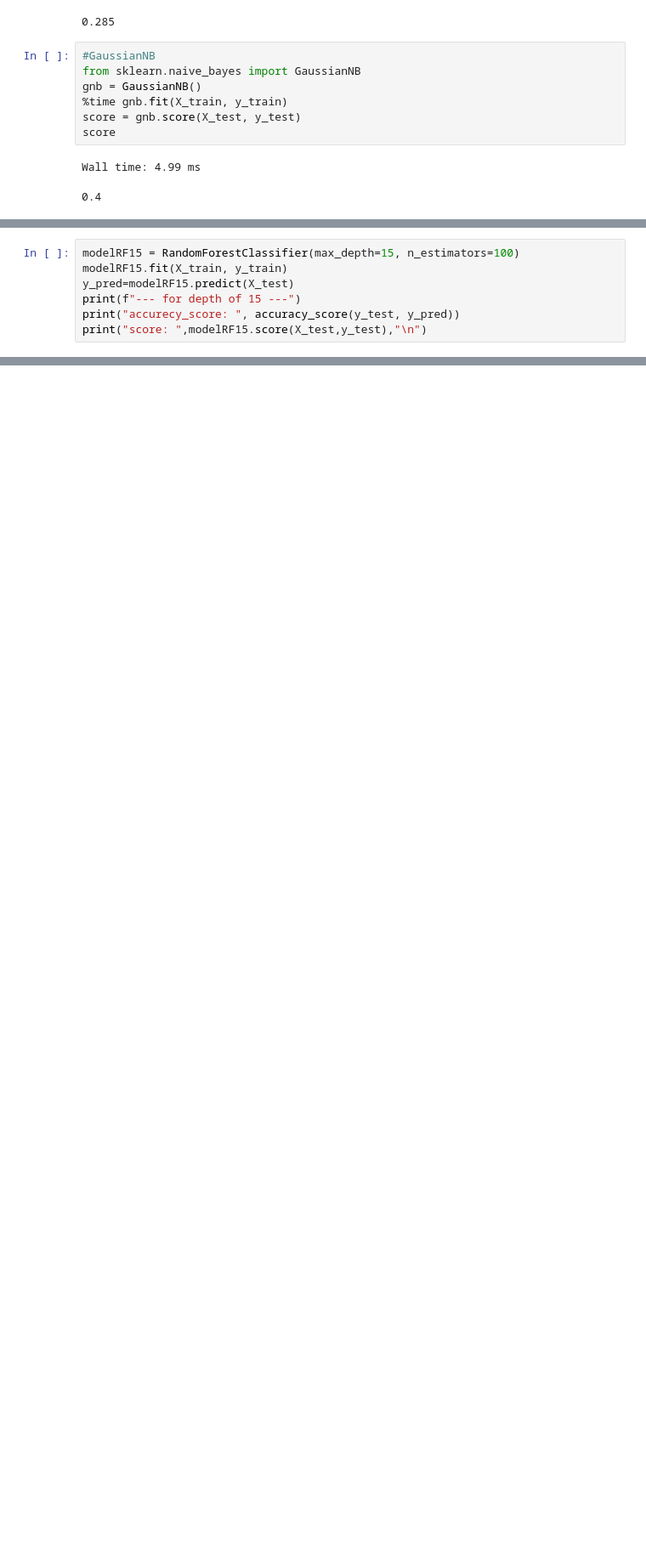
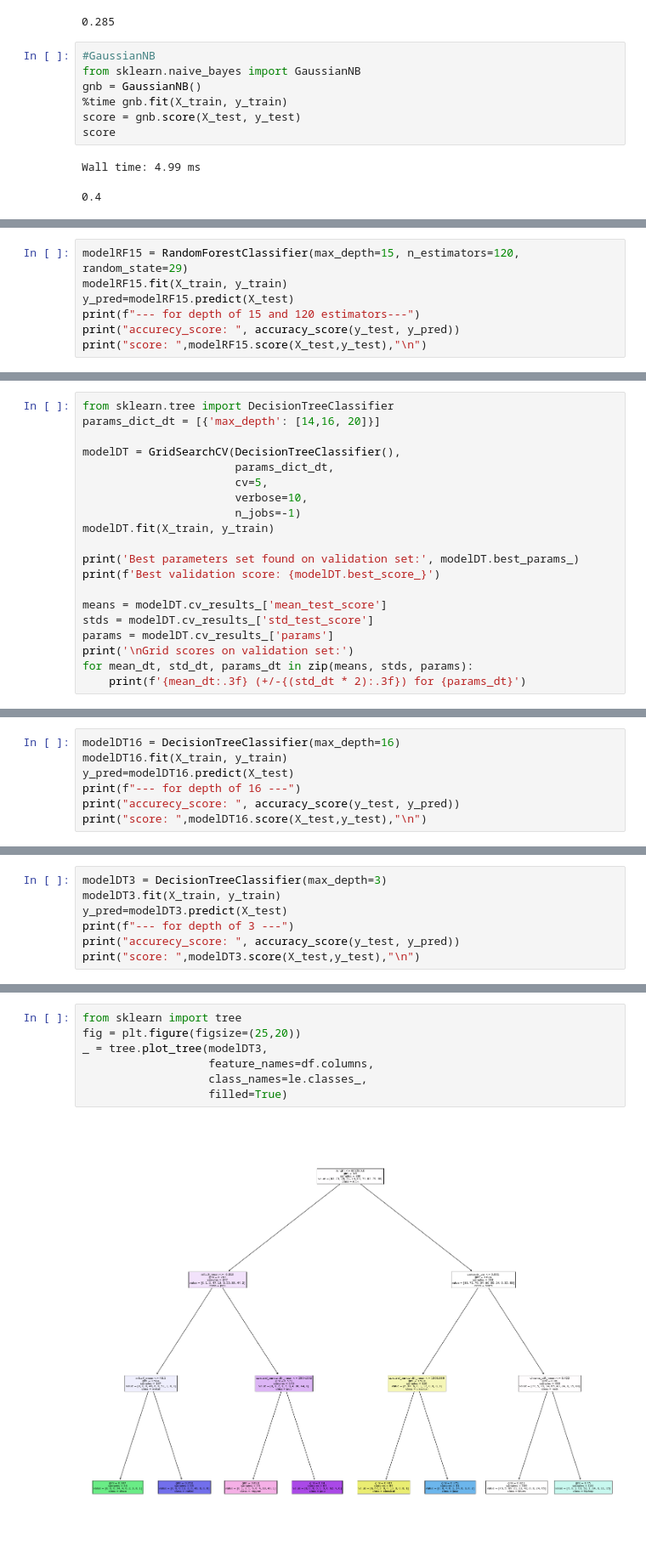
Before and after one commit to i-kahan/itc_final_project, a Jupyter notebook: final_project/eda_and_simple_model.ipynb, the cells around one changed output, grey strips where cells are left out. Shown at 85% size. Drawn from its saved outputs; the diff is of its cells as text; blank space fills up the shorter version.

```diff
--- a/final_project/eda_and_simple_model.ipynb
+++ b/final_project/eda_and_simple_model.ipynb
@@ -318,8 +318,8 @@ Grid scores on validation set:
 # %%
-modelRF15 = RandomForestClassifier(max_depth=15, n_estimators=100)
+modelRF15 = RandomForestClassifier(max_depth=15, n_estimators=120, random_state=29)
 modelRF15.fit(X_train, y_train)
 y_pred=modelRF15.predict(X_test)
-print(f"--- for depth of 15 ---")
+print(f"--- for depth of 15 and 120 estimators---")
 print("accurecy_score: ", accuracy_score(y_test, y_pred))
 print("score: ",modelRF15.score(X_test,y_test),"\n")
 # %% [output]
@@ -328,0 +359,20 @@ score:  0.74
+# %%
+from sklearn.tree import DecisionTreeClassifier
+params_dict_dt = [{'max_depth': [14,16, 20]}]
+
+modelDT = GridSearchCV(DecisionTreeClassifier(),
+                       params_dict_dt,
+                       cv=5,
+                       verbose=10,
+                       n_jobs=-1)
+modelDT.fit(X_train, y_train)
+
+print('Best parameters set found on validation set:', modelDT.best_params_)
+print(f'Best validation score: {modelDT.best_score_}')
+
+means = modelDT.cv_results_['mean_test_score']
+stds = modelDT.cv_results_['std_test_score']
+params = modelDT.cv_results_['params']
+print('\nGrid scores on validation set:')
+for mean_dt, std_dt, params_dt in zip(means, stds, params):
+    print(f'{mean_dt:.3f} (+/-{(std_dt * 2):.3f}) for {params_dt}')
@@ -328,0 +388,7 @@ score:  0.74
+# %%
+modelDT16 = DecisionTreeClassifier(max_depth=16)
+modelDT16.fit(X_train, y_train)
+y_pred=modelDT16.predict(X_test)
+print(f"--- for depth of 16 ---")
+print("accurecy_score: ", accuracy_score(y_test, y_pred))
+print("score: ",modelDT16.score(X_test,y_test),"\n")
@@ -328,0 +399,7 @@ score:  0.74
+# %%
+modelDT3 = DecisionTreeClassifier(max_depth=3)
+modelDT3.fit(X_train, y_train)
+y_pred=modelDT3.predict(X_test)
+print(f"--- for depth of 3 ---")
+print("accurecy_score: ", accuracy_score(y_test, y_pred))
+print("score: ",modelDT3.score(X_test,y_test),"\n")
@@ -328,0 +410,9 @@ score:  0.74
+# %%
+from sklearn import tree
+fig = plt.figure(figsize=(25,20))
+_ = tree.plot_tree(modelDT3,
+                   feature_names=df.columns,
+                   class_names=le.classes_,
+                   filled=True)
+# %% [output]
+[figure, added]
```
Also changed, not shown: parts of 10 cells of this notebook.
